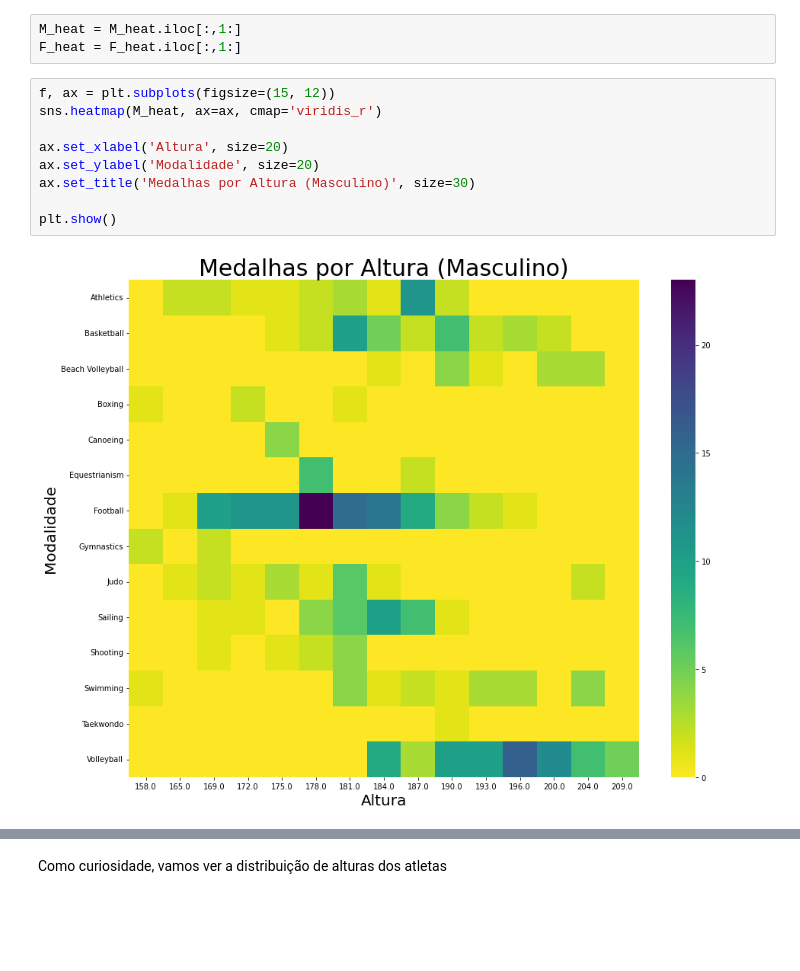
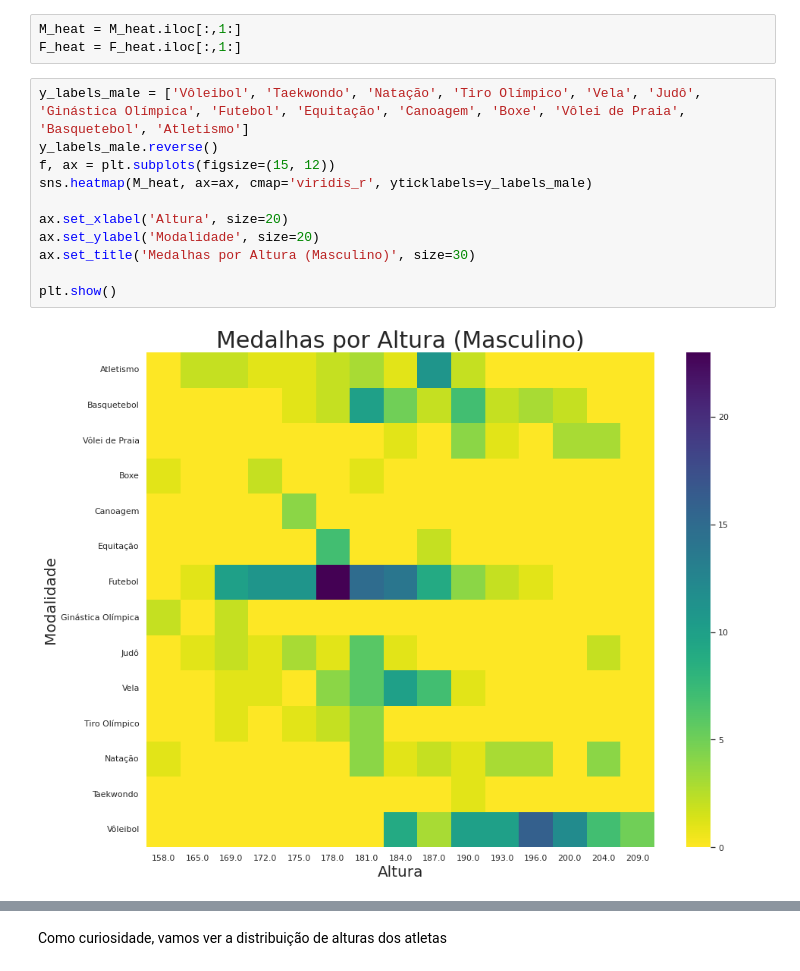
Before and after one commit to vmendes93/projeto_final_modulo_5, a Jupyter notebook: Projeto Final.ipynb, the cells around one changed output, grey strips where cells are left out. Cells and saved outputs as stored; diff of their text form; blank space fills up the shorter version.

```diff
--- a/Projeto Final.ipynb
+++ b/Projeto Final.ipynb
@@ -337,15 +339,17 @@ for coluna in range(int(len(F_medals.columns)/2)):
 M_heat = M_heat.iloc[:,1:]
 F_heat = F_heat.iloc[:,1:]
 # %%
+y_labels_male = ['Vôleibol', 'Taekwondo', 'Natação', 'Tiro Olímpico', 'Vela', 'Judô', 'Ginástica Olímpica', 'Futebol', 'Equitação', 'Canoagem', 'Boxe', 'Vôlei de Praia', 'Basquetebol', 'Atletismo']
+y_labels_male.reverse()
 f, ax = plt.subplots(figsize=(15, 12))
-sns.heatmap(M_heat, ax=ax, cmap='viridis_r')
+sns.heatmap(M_heat, ax=ax, cmap='viridis_r', yticklabels=y_labels_male)
 
 ax.set_xlabel('Altura', size=20)
 ax.set_ylabel('Modalidade', size=20)
 ax.set_title('Medalhas por Altura (Masculino)', size=30)
 
 plt.show()
 # %% [output]
-[figure, old version]
+[figure, new version]
 # %%
 f, ax = plt.subplots(figsize=(15, 12))
```
Also changed, not shown: parts of 12 cells of this notebook, 1 other file.
